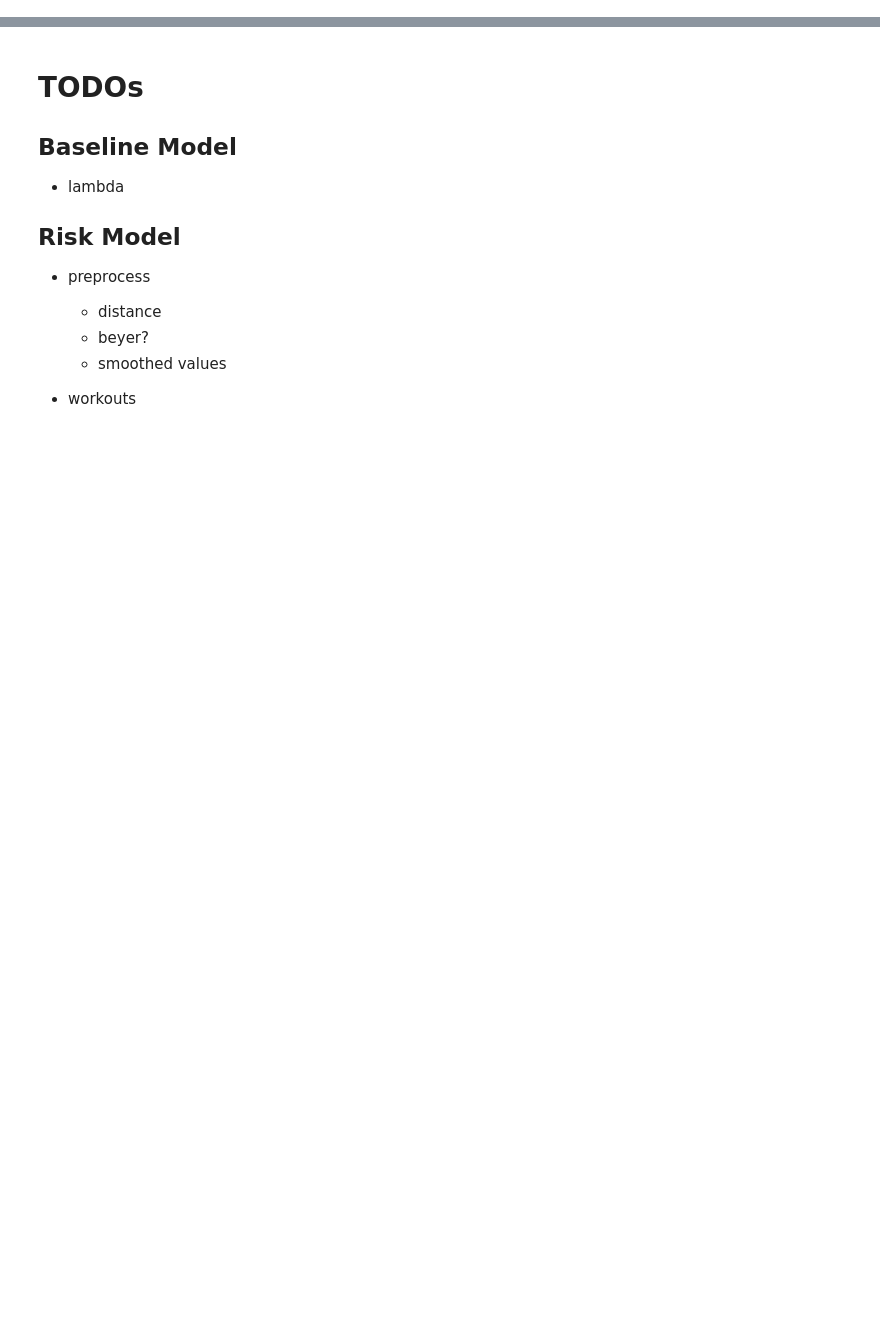
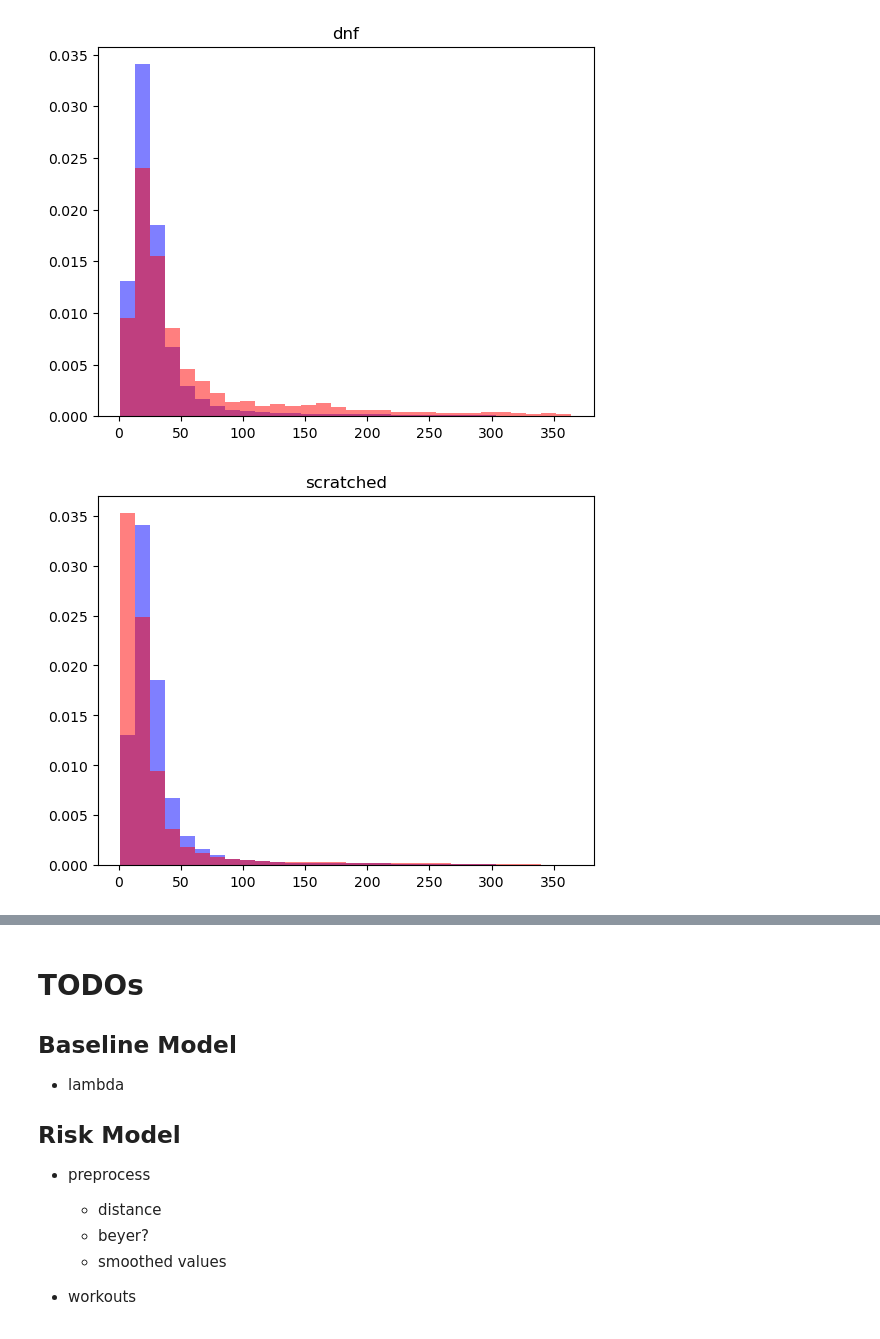
Before and after one commit to jhull40/hisa-trainer-injury, a Jupyter notebook: src/testing.ipynb, the cells around one changed output, grey strips where cells are left out. Drawn from its saved outputs; the diff is of its cells as text; code cells hidden in the pictures; blank space fills up the shorter version.

Commit message:
smoothing, baseline, prep for joe

```diff
--- a/src/testing.ipynb
+++ b/src/testing.ipynb
@@ -4,0 +9,5 @@ import matplotlib.pyplot as plt
+# %%
+df = load_data(False, True)
+# %%
+df = build_features(df)
+df, cols_for_model = preprocess_data(df)
@@ -4,0 +65,4 @@ import matplotlib.pyplot as plt
+# %%
+df = get_prev_race_features(df)
+# %%
+COLS_FOR_SMOOTHING = ['dnf', 'scratched', 'vet_scratched', 'badly_beaten', 'breakdown']
@@ -4,0 +71,30 @@ import matplotlib.pyplot as plt
+# %%
+neg = df[(df['previous_race_dnf'] == 0) & (df['previous_race_scratched'] == 0) & (df['previous_race_badly_beaten'] == 0)]
+neg_vals = [v for v in neg['days_since_last_race'] if (v < 365 and v > 0)]
+ks_stats = []
+for c in COLS_FOR_SMOOTHING:
+    pos = df[df[f'previous_race_{c}'] == 1]
+    plt.figure()
+    pos_vals = [v for v in pos['days_since_last_race'] if (v < 365 and v > 0)]
+    ks = ks_2samp(neg_vals, pos_vals, alternative='greater')
+    ks_stats.append({
+        'value': c,
+        'statistic': ks[0],
+        'p_value': ks[1],
+        'statistic_location': ks.statistic_location,
+        'statistic_sign': ks.statistic_sign,
+        'neg_vals_mean': np.mean(neg_vals),
+        'pos_vals_mean': np.mean(pos_vals),
+        'neg_vals_median': np.median(neg_vals),
+        'pos_vals_median': np.median(pos_vals),
+        'ratio': np.median(pos_vals) / np.median(neg_vals)
+#        'pos_vals_mean': np.mean(neg_vals),
+#        'pos_vals_mean': np.mean(pos_vals),
+    })
+    plt.hist(neg_vals, color='blue', alpha=0.5, density=True, bins=30)
+    plt.hist(pos_vals, color='red', alpha=0.5, density=True, bins=30)
+    plt.title(c)
+    plt.savefig(f'output/models/{c}_days_to_next_race.png')
+# %% [output]
+[figure, added]
+[figure, added]
```
Also changed, not shown: parts of 30 cells of this notebook, 36 other files.
